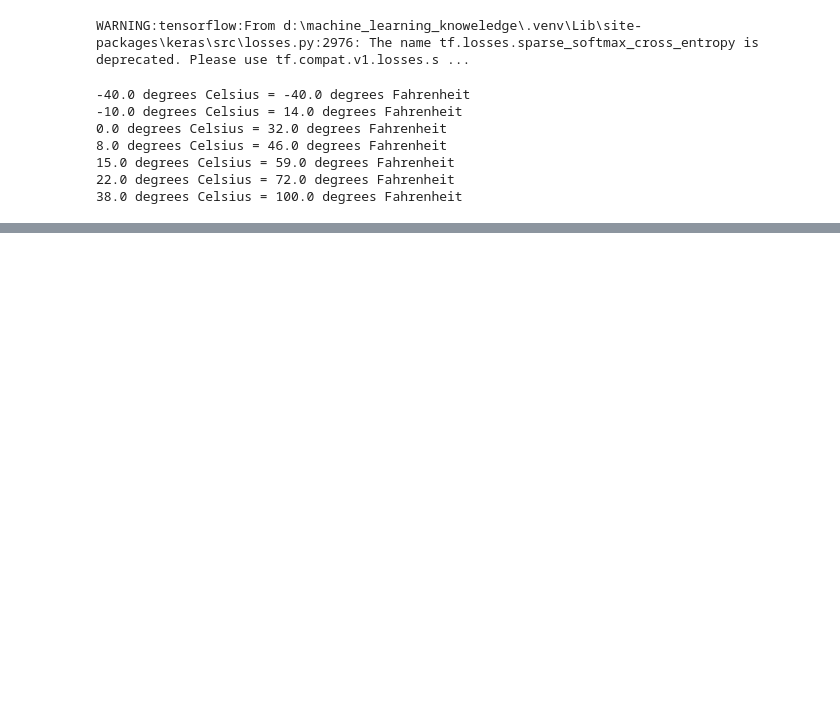
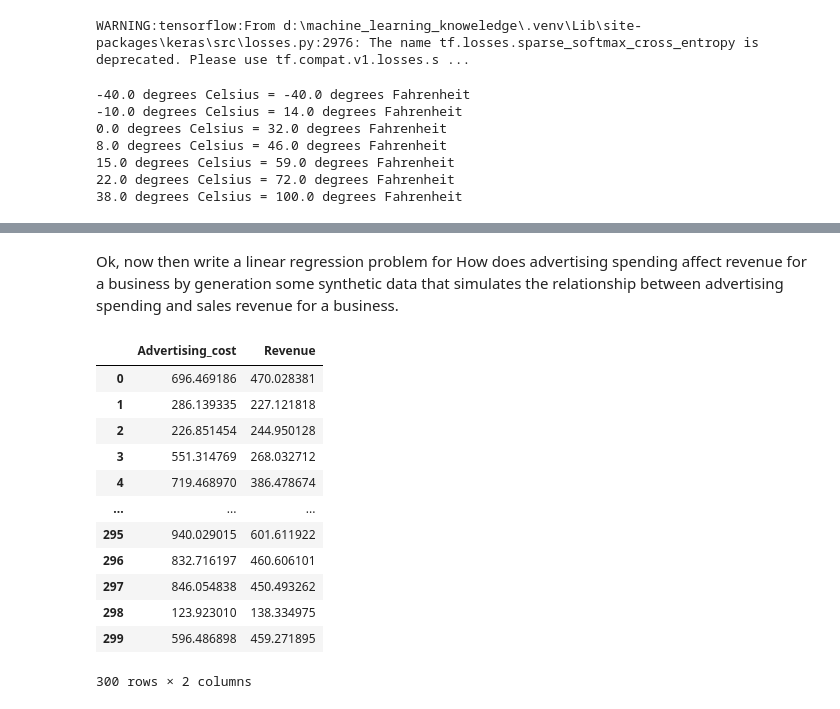
Before and after one commit to KhaingSuThway/machine_learning_knoweledge, a Jupyter notebook: supervised_learning/linear_regression.ipynb, the cells around one changed output, grey strips where cells are left out. Drawn from its saved outputs; the diff is of its cells as text; code cells hidden in the pictures; blank space fills up the shorter version.

```diff
--- a/supervised_learning/linear_regression.ipynb
+++ b/supervised_learning/linear_regression.ipynb
@@ -29,0 +62,2 @@ for i,c in enumerate(celsius_q):
+# %% [markdown]
+Ok, now then write a linear regression problem for How does advertising spending affect revenue for a business by generation some synthetic data that simulates the relationship between advertising spending and sales revenue for a business.
@@ -29,0 +71,19 @@ for i,c in enumerate(celsius_q):
+# %%
+#Create DataFrame
+advert_to_revenue=pd.DataFrame({"Advertising_cost":spending_on_advertising,
+                                "Revenue":sales_revenue})
+advert_to_revenue
+# %% [output]
+|  | Advertising_cost | Revenue |
+| 0 | 696.469186 | 470.028381 |
+| 1 | 286.139335 | 227.121818 |
+| 2 | 226.851454 | 244.950128 |
+| 3 | 551.314769 | 268.032712 |
+| 4 | 719.468970 | 386.478674 |
+| ... | ... | ... |
+| 295 | 940.029015 | 601.611922 |
+| 296 | 832.716197 | 460.606101 |
+| 297 | 846.054838 | 450.493262 |
+| 298 | 123.923010 | 138.334975 |
+| 299 | 596.486898 | 459.271895 |
+300 rows × 2 columns
```
Also changed, not shown: parts of 9 cells of this notebook.
